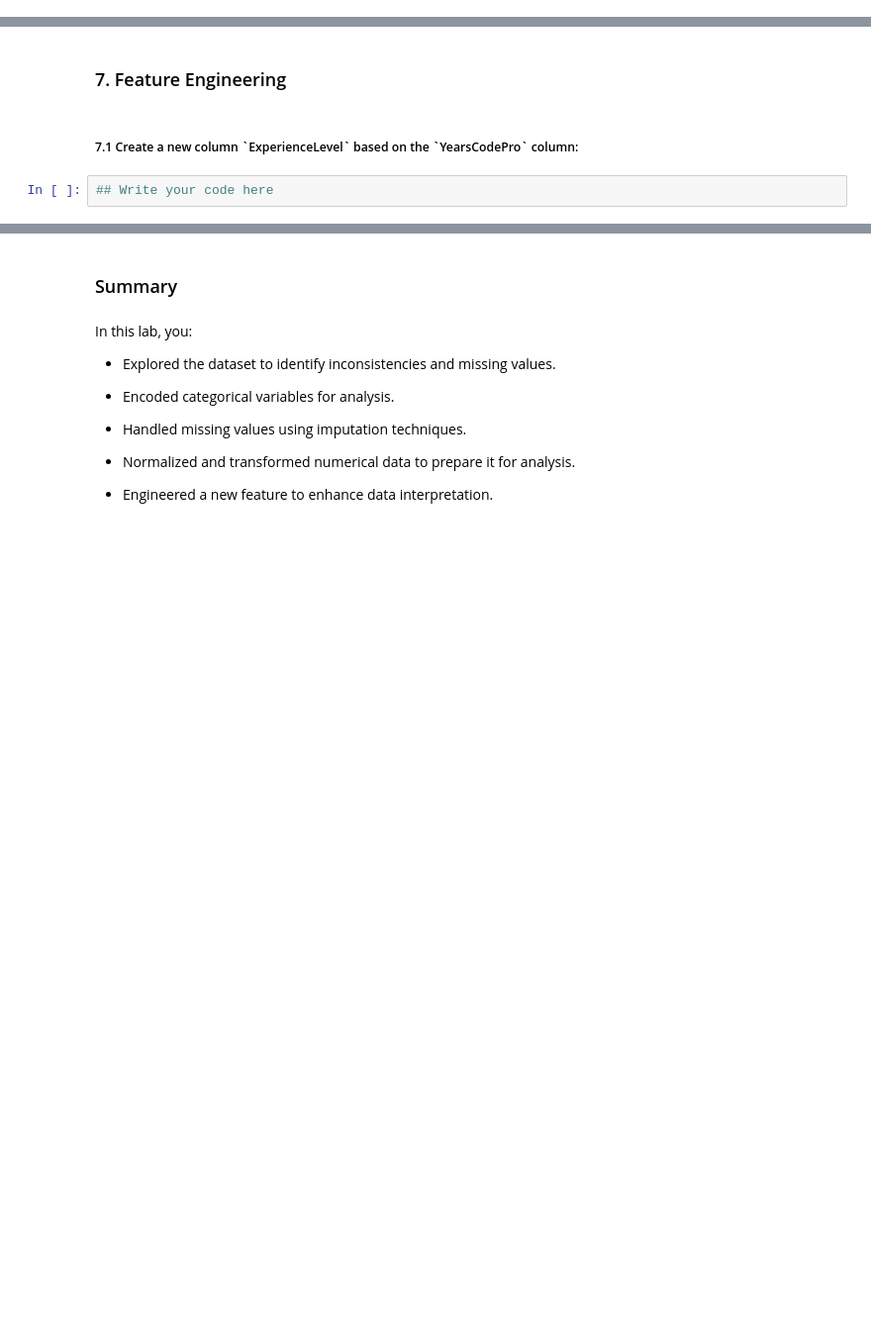
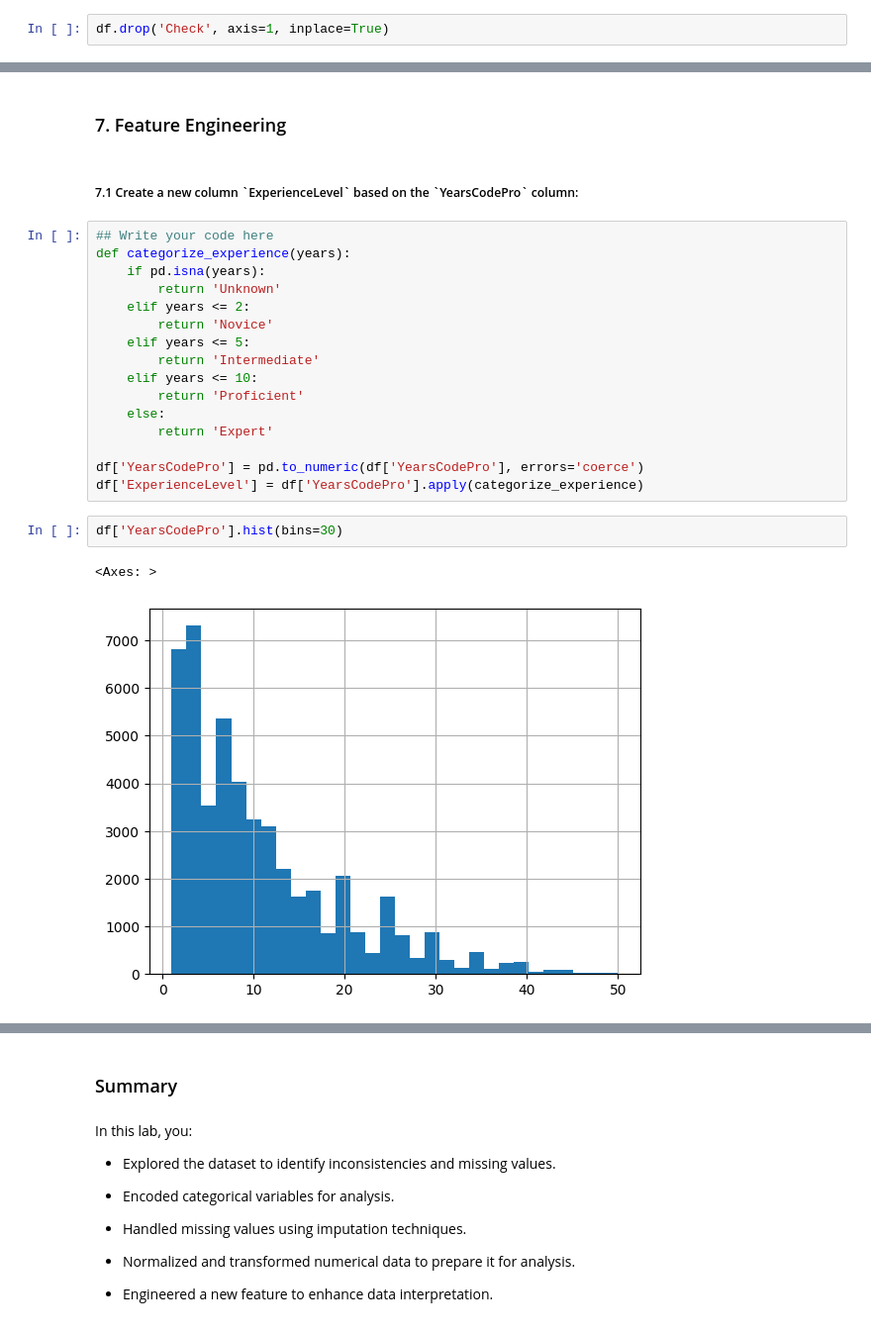
Before and after one commit to dlboxall/DA_Capstone, a Jupyter notebook: M2DataWrangling-lab-v2.ipynb, the cells around one changed output, grey strips where cells are left out. Shown at 99% size. Cells and saved outputs as stored; diff of their text form; blank space fills up the shorter version.

```diff
--- a/M2DataWrangling-lab-v2.ipynb
+++ b/M2DataWrangling-lab-v2.ipynb
@@ -125,0 +552,2 @@ print(df.head())
+# %%
+df.drop('Check', axis=1, inplace=True)
@@ -137,5 +667,24 @@ print(df.head())
 ### 7. Feature Engineering
 # %% [markdown]
 <h5>7.1 Create a new column `ExperienceLevel` based on the `YearsCodePro` column:</h5>
-# %%
-## Write your code here
+# %%
+## Write your code here
+def categorize_experience(years):
+    if pd.isna(years):
+        return 'Unknown'
+    elif years <= 2:
+        return 'Novice'
+    elif years <= 5:
+        return 'Intermediate'
+    elif years <= 10:
+        return 'Proficient'
+    else:
+        return 'Expert'
+
+df['YearsCodePro'] = pd.to_numeric(df['YearsCodePro'], errors='coerce')
+df['ExperienceLevel'] = df['YearsCodePro'].apply(categorize_experience)
+# %%
+df['YearsCodePro'].hist(bins=30)
+# %% [output]
+<Axes: >
+[figure, added]
```
Also changed, not shown: parts of 40 cells of this notebook.
